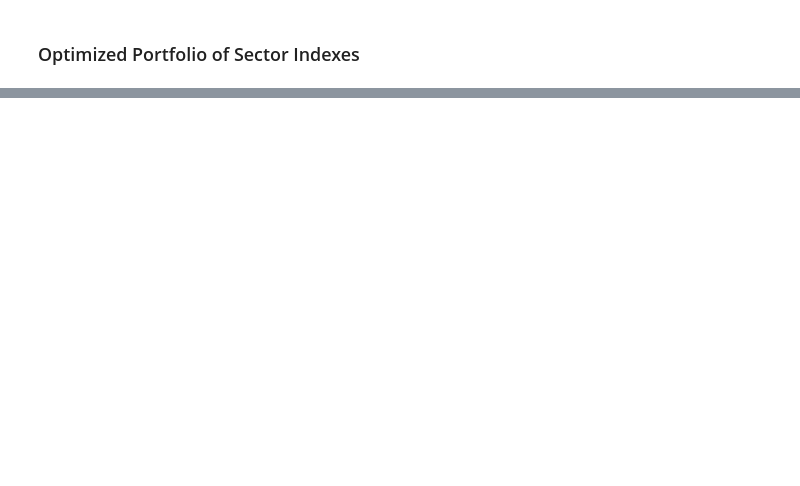
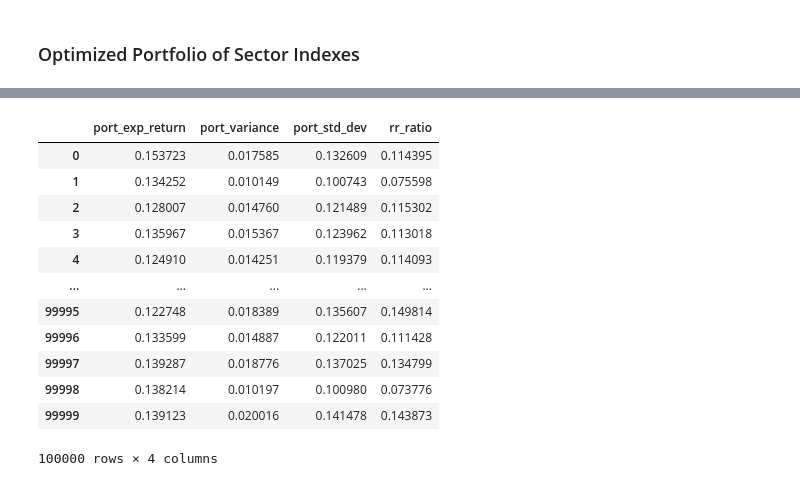
Before and after one commit to taaviherzog/Optimized-Portfolio-of-Sector-Indexes, a Jupyter notebook: Optimized Portfolio of Sector Indexes.ipynb, the cells around one changed output, grey strips where cells are left out. Saved outputs shown, nothing was run; the diff lists cells and outputs as text; code cells hidden in the pictures; blank space fills up the shorter version.

Commit message:
Learned about dirichlet distributions - finished

```diff
--- a/Optimized Portfolio of Sector Indexes.ipynb
+++ b/Optimized Portfolio of Sector Indexes.ipynb
@@ -107,0 +108,16 @@ df
+# %%
+# 1000 samples of dirichlet distributions of weights
+samples = np.random.dirichlet(np.ones(11), 100000)
+# %%
+# looping through each dirichlet distribution
+port_exp_returns = []
+port_variances = []
+port_std_devs = []
+for weights in samples:
+    port_exp_return = np.dot( weights.T, df['exp_return'] )
+    port_variance = np.dot( weights.T, np.dot( df.loc[:, [symbol + '_cov' for symbol in symbols]], weights ) )
+    port_std_dev = np.sqrt(port_variance)
+
+    port_exp_returns.append(port_exp_return)
+    port_variances.append(port_variance)
+    port_std_devs.append(port_std_dev)
@@ -107,0 +134,16 @@ df
+# %%
+df_output
+# %% [output]
+|  | port_exp_return | port_variance | port_std_dev | rr_ratio |
+| 0 | 0.153723 | 0.017585 | 0.132609 | 0.114395 |
+| 1 | 0.134252 | 0.010149 | 0.100743 | 0.075598 |
+| 2 | 0.128007 | 0.014760 | 0.121489 | 0.115302 |
+| 3 | 0.135967 | 0.015367 | 0.123962 | 0.113018 |
+| 4 | 0.124910 | 0.014251 | 0.119379 | 0.114093 |
+| ... | ... | ... | ... | ... |
+| 99995 | 0.122748 | 0.018389 | 0.135607 | 0.149814 |
+| 99996 | 0.133599 | 0.014887 | 0.122011 | 0.111428 |
+| 99997 | 0.139287 | 0.018776 | 0.137025 | 0.134799 |
+| 99998 | 0.138214 | 0.010197 | 0.100980 | 0.073776 |
+| 99999 | 0.139123 | 0.020016 | 0.141478 | 0.143873 |
+100000 rows × 4 columns
```
Also changed, not shown: parts of 9 cells of this notebook.
